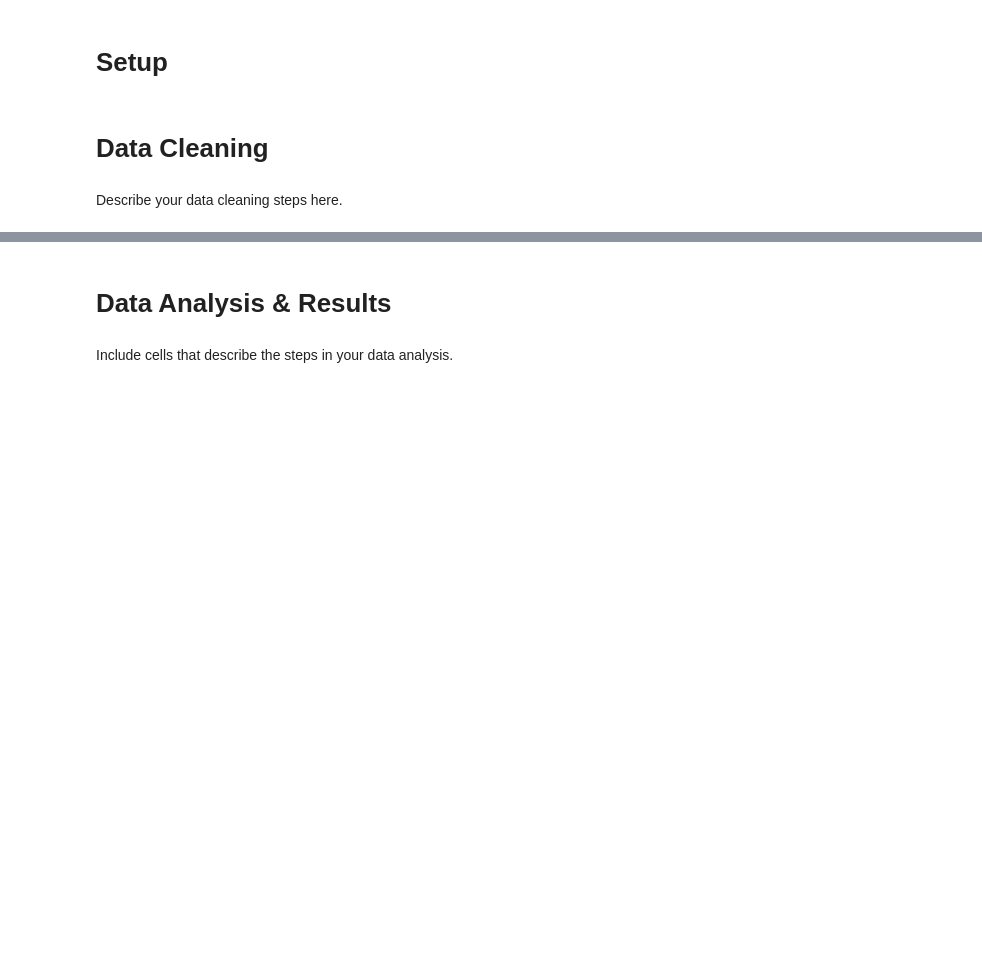
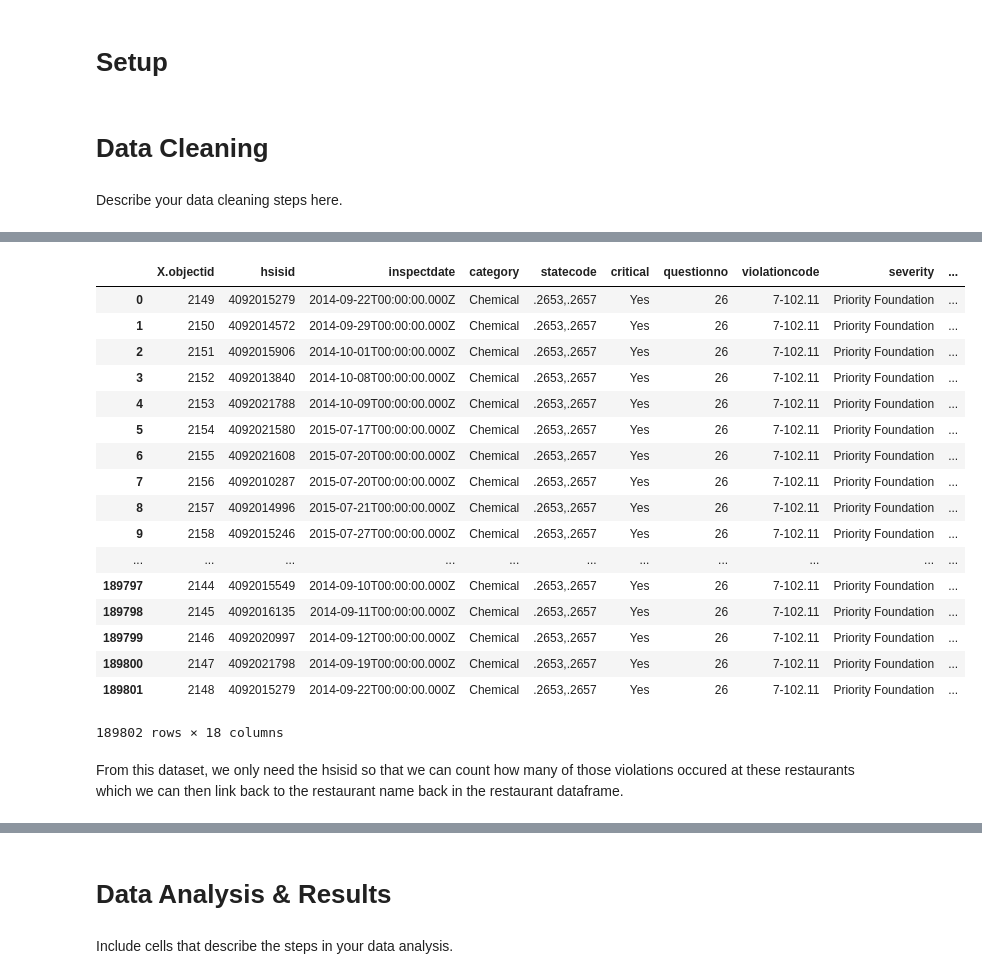
Before and after one commit to COGS108/individual_sp20, a Jupyter notebook: final_project/FinalProject_nkeodara.ipynb, the cells around one changed output, grey strips where cells are left out. Saved outputs shown, nothing was run; the diff lists cells and outputs as text; code cells hidden in the pictures; blank space fills up the shorter version.

```diff
--- a/final_project/FinalProject_nkeodara.ipynb
+++ b/final_project/FinalProject_nkeodara.ipynb
@@ -51,0 +104,24 @@ Describe your data cleaning steps here.
+# %%
+#View violations data
+vdf
+# %% [output]
+|  | X.objectid | hsisid | inspectdate | category | statecode | critical | questionno | violationcode | severity | ... |
+| 0 | 2149 | 4092015279 | 2014-09-22T00:00:00.000Z | Chemical | .2653,.2657 | Yes | 26 | 7-102.11 | Priority Foundation | ... |
+| 1 | 2150 | 4092014572 | 2014-09-29T00:00:00.000Z | Chemical | .2653,.2657 | Yes | 26 | 7-102.11 | Priority Foundation | ... |
+| 2 | 2151 | 4092015906 | 2014-10-01T00:00:00.000Z | Chemical | .2653,.2657 | Yes | 26 | 7-102.11 | Priority Foundation | ... |
+| 3 | 2152 | 4092013840 | 2014-10-08T00:00:00.000Z | Chemical | .2653,.2657 | Yes | 26 | 7-102.11 | Priority Foundation | ... |
+| 4 | 2153 | 4092021788 | 2014-10-09T00:00:00.000Z | Chemical | .2653,.2657 | Yes | 26 | 7-102.11 | Priority Foundation | ... |
+| 5 | 2154 | 4092021580 | 2015-07-17T00:00:00.000Z | Chemical | .2653,.2657 | Yes | 26 | 7-102.11 | Priority Foundation | ... |
+| 6 | 2155 | 4092021608 | 2015-07-20T00:00:00.000Z | Chemical | .2653,.2657 | Yes | 26 | 7-102.11 | Priority Foundation | ... |
+| 7 | 2156 | 4092010287 | 2015-07-20T00:00:00.000Z | Chemical | .2653,.2657 | Yes | 26 | 7-102.11 | Priority Foundation | ... |
+| 8 | 2157 | 4092014996 | 2015-07-21T00:00:00.000Z | Chemical | .2653,.2657 | Yes | 26 | 7-102.11 | Priority Foundation | ... |
+| 9 | 2158 | 4092015246 | 2015-07-27T00:00:00.000Z | Chemical | .2653,.2657 | Yes | 26 | 7-102.11 | Priority Foundation | ... |
+| ... | ... | ... | ... | ... | ... | ... | ... | ... | ... | ... |
+| 189797 | 2144 | 4092015549 | 2014-09-10T00:00:00.000Z | Chemical | .2653,.2657 | Yes | 26 | 7-102.11 | Priority Foundation | ... |
+| 189798 | 2145 | 4092016135 | 2014-09-11T00:00:00.000Z | Chemical | .2653,.2657 | Yes | 26 | 7-102.11 | Priority Foundation | ... |
+| 189799 | 2146 | 4092020997 | 2014-09-12T00:00:00.000Z | Chemical | .2653,.2657 | Yes | 26 | 7-102.11 | Priority Foundation | ... |
+| 189800 | 2147 | 4092021798 | 2014-09-19T00:00:00.000Z | Chemical | .2653,.2657 | Yes | 26 | 7-102.11 | Priority Foundation | ... |
+| 189801 | 2148 | 4092015279 | 2014-09-22T00:00:00.000Z | Chemical | .2653,.2657 | Yes | 26 | 7-102.11 | Priority Foundation | ... |
+189802 rows × 18 columns
+# %% [markdown]
+From this dataset, we only need the hsisid so that we can count how many of those violations occured at these restaurants which we can then link back to the restaurant name back in the restaurant dataframe.
```
Also changed, not shown: parts of 24 cells of this notebook.
